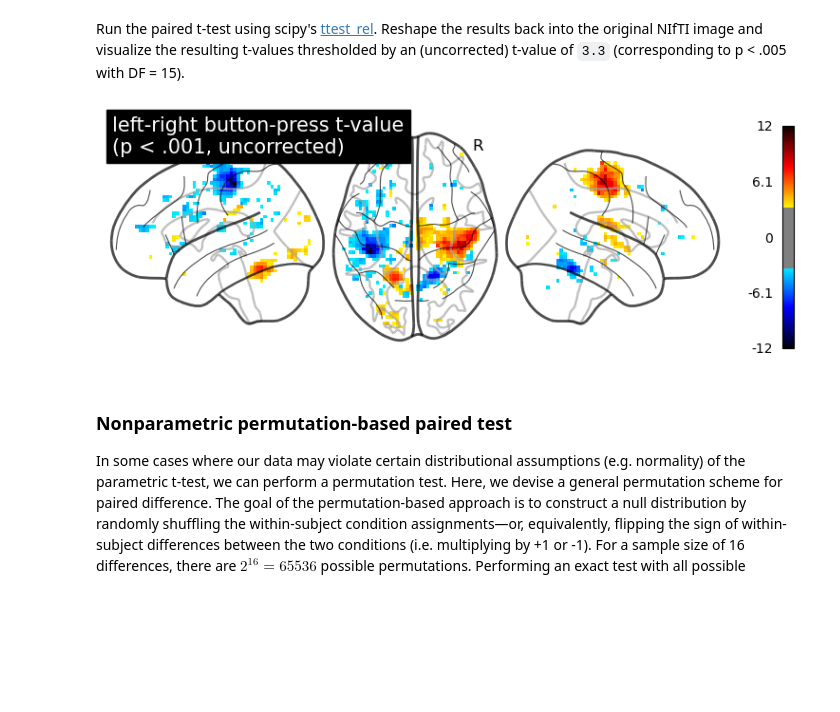
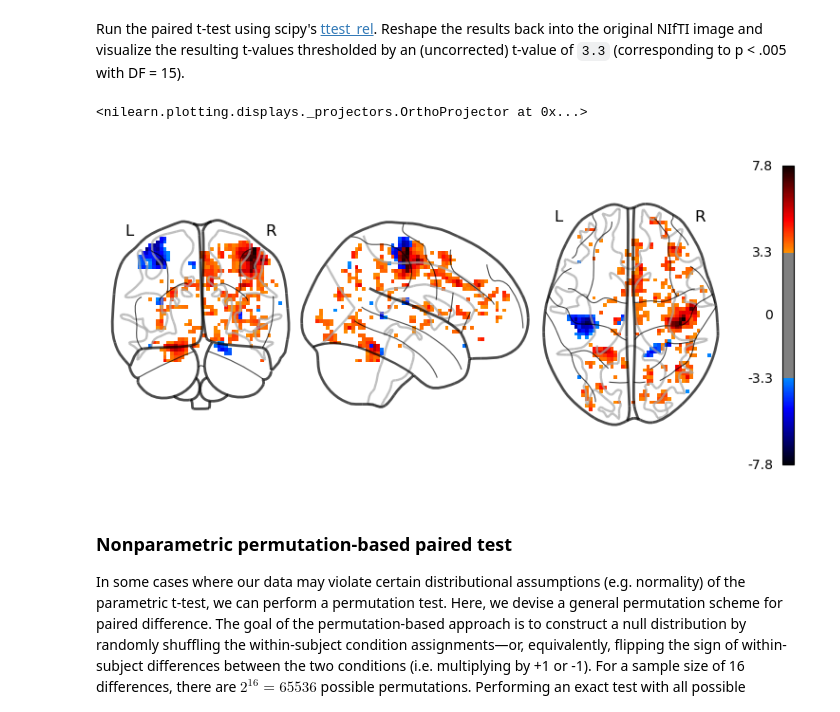
Before and after one commit to snastase/neu502b-2024, a Jupyter notebook: fmri-04/fmri-04-group.ipynb, the cells around one changed output. Saved outputs shown, nothing was run; the diff lists cells and outputs as text; code cells hidden in the pictures; blank space fills up the shorter version.

```diff
--- a/fmri-04/fmri-04-group.ipynb
+++ b/fmri-04/fmri-04-group.ipynb
@@ -12,7 +12,7 @@ To demo the various group-level tests, we'll use example data from the Brainomic
 # Download left vs. right contrast maps for 16 subjects
 from nilearn.datasets import fetch_localizer_contrasts
 
-data_dir = '/Users/snastase/Work/neu502b-2023/nilearn-data'
+data_dir = '/mnt/cup/people/zj4962/neu502b/nilearn-data'
 
 n_subjects = 16
 localizer_dataset = fetch_localizer_contrasts(['left vs right button press'],
@@ -151,14 +190,19 @@ Run the paired t-test using scipy's [ttest_rel](https://docs.scipy.org/doc/scipy
 # %%
 # Run simple parametric t-test via scipy:
 
+t, p = stats.ttest_rel(pair_data1, pair_data2)
+
 # Reshape masked result into 3D NIfTI image:
+t_ = masker.inverse_transform(t)
 # %%
 # T-value for p < .005 with DF = 15
 threshold = 3.3
 
 # Plot glass brain visualization of t-values:
+plot_glass_brain(t_, colorbar=True, threshold=threshold,plot_abs=False)
 # %% [output]
+<nilearn.plotting.displays._projectors.OrthoProjector at 0x...>
-[figure, old version]
+[figure, new version]
 # %% [markdown]
 ### Nonparametric permutation-based paired test
 In some cases where our data may violate certain distributional assumptions (e.g. normality) of the parametric t-test, we can perform a permutation test. Here, we devise a general permutation scheme for paired difference. The goal of the permutation-based approach is to construct a null distribution by randomly shuffling the within-subject condition assignments—or, equivalently, flipping the sign of within-subject differences between the two conditions (i.e. multiplying by +1 or -1). For a sample size of 16 differences, there are $2^{16} = 65536$  possible permutations. Performing an exact test with all possible permutations would be computationally costly, so we'll randomly choose a subset of all possible permutations to construct the null distribution.
```
Also changed, not shown: parts of 8 cells of this notebook, 39 other files.
